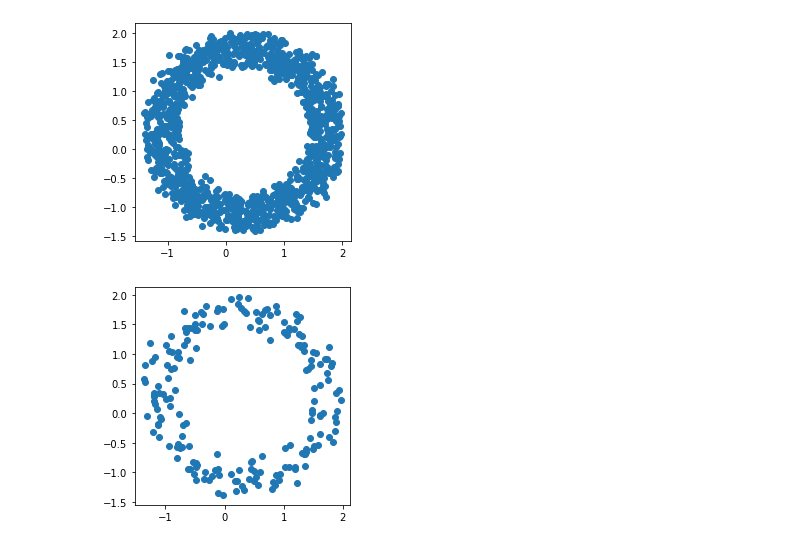
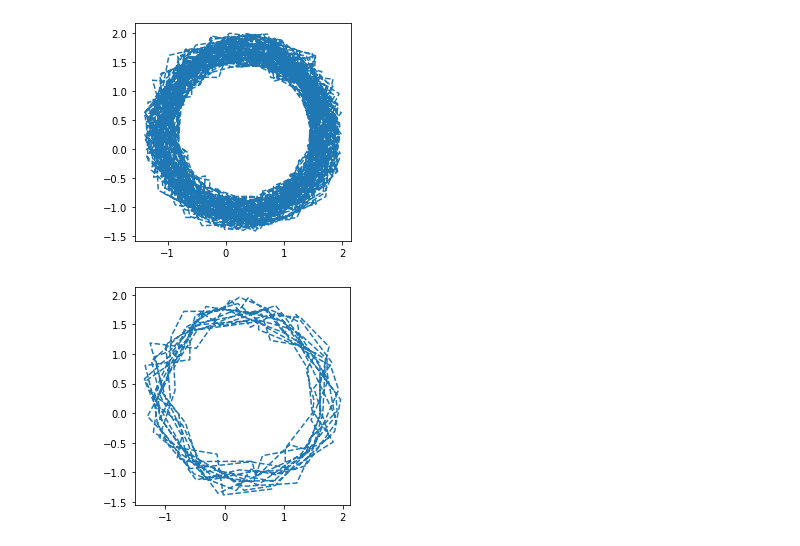
Before and after one commit to kimia-zahed/hamiltonian_neural_network, a Jupyter notebook: myHNN _kimiya_9dey99.ipynb, the cells around one changed output. Cells and saved outputs as stored; diff of their text form; code cells hidden in the pictures.

```diff
--- a/myHNN _kimiya_9dey99.ipynb
+++ b/myHNN _kimiya_9dey99.ipynb
@@ -24,10 +24,10 @@ def Data(pinit_val,qinit_val):
 # %%
 full_p,full_q,full_pdot,full_qdot=Data(1,1)
 # %%
-plt.plot(full_p,full_q,'o')
+plt.plot(full_p,full_q,'--')
 plt.axis('scaled');
 # %% [output]
-[figure, old version]
+[figure, new version]
 # %%
 train_p,fulltest_p=np.split(full_p,[800])
 train_q,fulltest_q=np.split(full_q,[800])
@@ -41,10 +41,10 @@ test_qdot,new_qdot=np.split(fulltest_qdot,[200])
 # %%
 new_pdot;
 # %%
-plt.plot(test_p,test_q,'o')
+plt.plot(test_p,test_q,'--')
 plt.axis('scaled');
 # %% [output]
-[figure, old version]
+[figure, new version]
 # %%
 train_list=np.array([[train_p,train_q],[train_pdot,train_qdot]])
 test_list=np.array([[test_p,test_q],[test_pdot,test_qdot]])
```
Also changed, not shown: parts of 11 cells of this notebook.
